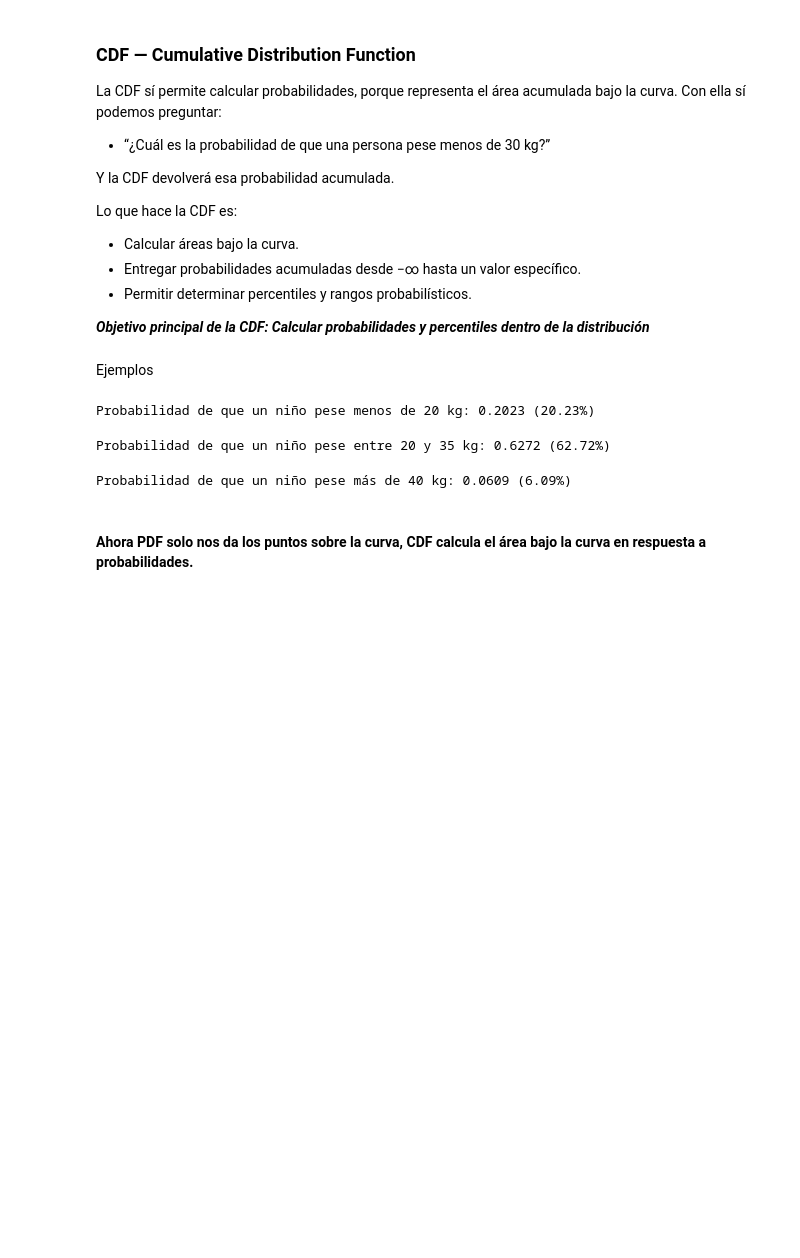
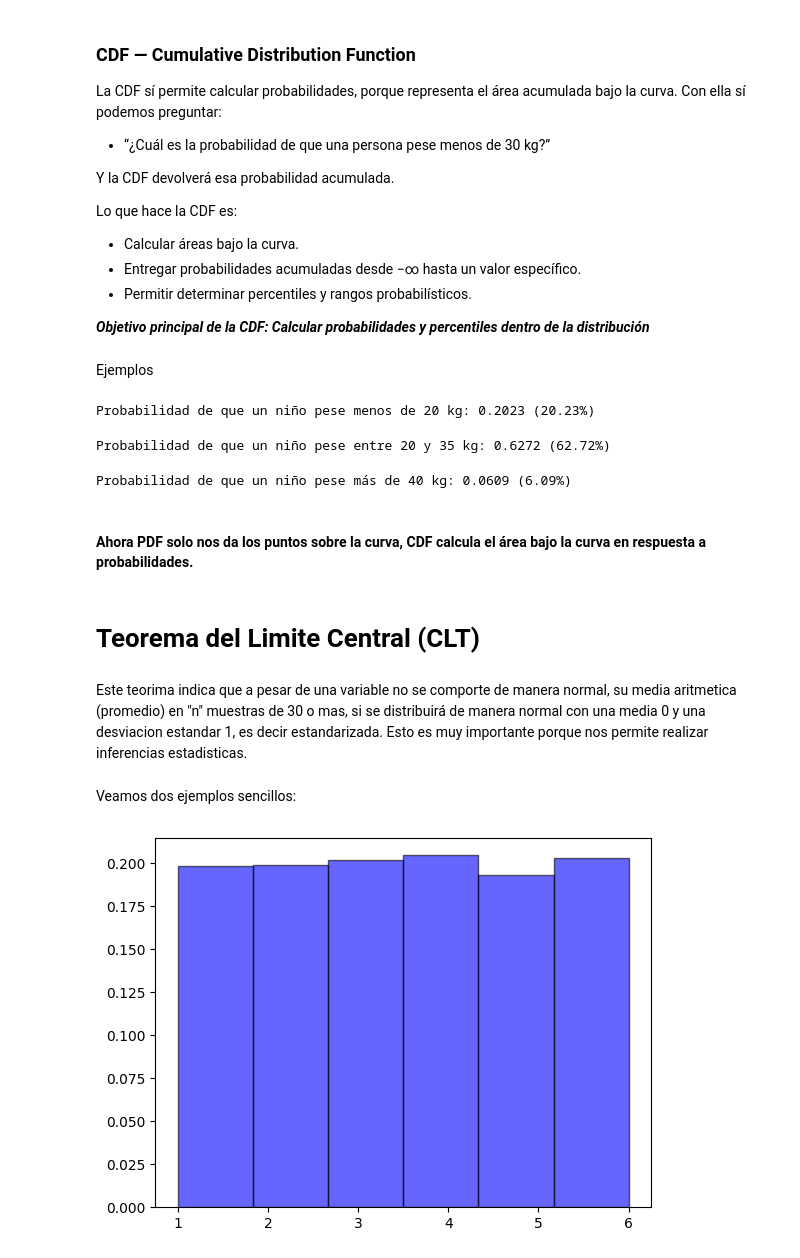
Before and after one commit to ML-CU/Proyectos-Python, a Jupyter notebook: Estadística/Normal Distribution/Normal _Distribution.ipynb, the cells around one changed output. Drawn from its saved outputs; the diff is of its cells as text; code cells hidden in the pictures; blank space fills up the shorter version.

Commit message:
add teorema del limite central

```diff
--- a/Estadística/Normal Distribution/Normal _Distribution.ipynb
+++ b/Estadística/Normal Distribution/Normal _Distribution.ipynb
@@ -231,3 +231,19 @@ print(f"Probabilidad de que un niño pese más de 40 kg: {prob_mas_40:.4f} ({pro
 Probabilidad de que un niño pese más de 40 kg: 0.0609 (6.09%)
 # %% [markdown]
 #### Ahora PDF solo nos da los puntos sobre la curva, CDF calcula el área bajo la curva en respuesta a probabilidades.
+# %% [markdown]
+# Teorema del Limite Central (CLT)
+# %% [markdown]
+Este teorima indica que a pesar de una variable no se comporte de manera normal, su media aritmetica (promedio) en "n" muestras de 30 o mas, si se distribuirá de manera normal con una media 0 y una desviacion estandar 1, es decir estandarizada. Esto es muy importante porque nos permite realizar inferencias estadisticas.
+# %% [markdown]
+Veamos dos ejemplos sencillos:
+# %%
+# El comportamiento de los numeros de un dado es una DISTRIBUCION UNIFORME
+import random
+dice = []
+for _ in range(10000):
+    dice.append(random.randint(1,6))
+# %%
+plt.hist(dice, bins=6, density=True, alpha=0.6, color='b', edgecolor='black');
+# %% [output]
+[figure, added]
```
Also changed, not shown: parts of 9 cells of this notebook.
